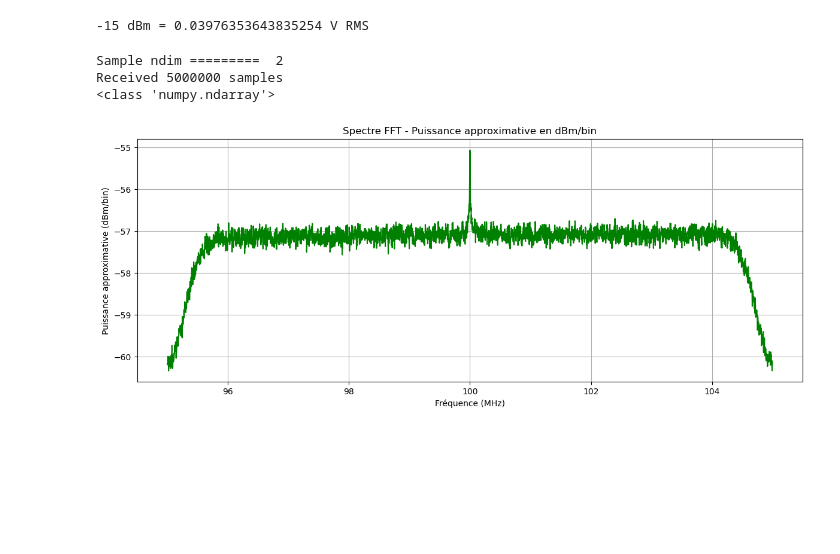
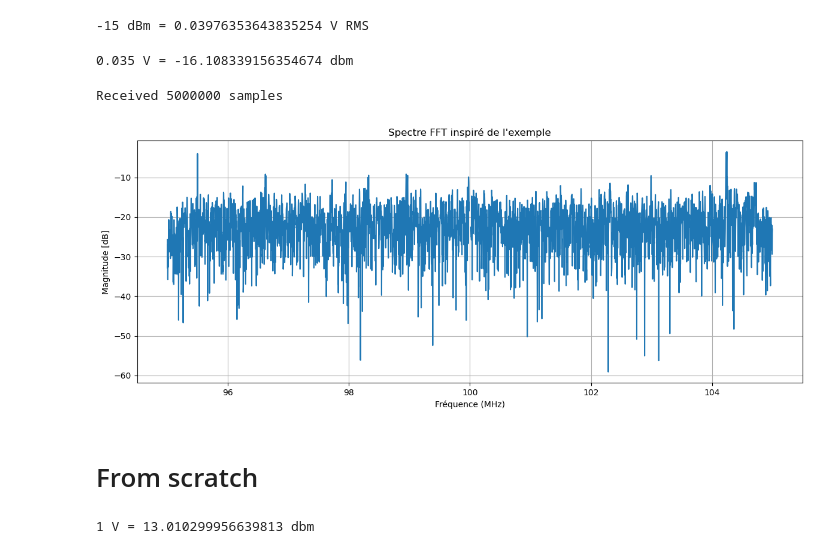
Before and after one commit to yousefBens/SDR_PRPD, a Jupyter notebook: Learn.ipynb, the cells around one changed output. Cells and saved outputs as stored; diff of their text form; code cells hidden in the pictures; blank space fills up the shorter version.

```diff
--- a/Learn.ipynb
+++ b/Learn.ipynb
@@ -584,26 +584,38 @@ v = np.sqrt(50 * 1e-3 * 10**(dbm / 10))
 print(f"{dbm} dBm = {v} V RMS")
 # %% [output]
 -15 dBm = 0.03976353643835254 V RMS
+# %%
+a = 35e-3
+R = 50
+P = (a*a)/R
+dbm = 10 * np.log10((P)/(1e-3))
+
+print(f"{a} V = {dbm} dbm")
+# %% [output]
+0.035 V = -16.108339156354674 dbm
 # %%
 import numpy as np
 import matplotlib.pyplot as plt
 import uhd
-from scipy.signal import butter, filtfilt, freqs, find_peaks
-import os
-
+from scipy.signal import get_window
 
 # =======================
 # CONFIGURATION
 # =======================
 FREQ = 100e6
-GAIN = 80
+GAIN = 50          # 80 est trop élevé pour B200, commence par 40-55
 CHANNEL0 = 0
-CHANNEL1 = 1
 RATE = 10e6
 NFFT = 4096
 DURATION = 0.5
 
+REMOVE_DC = True
 
+
+
+# =======================
+# ACQUISITION
+# =======================
 usrp = uhd.usrp.MultiUSRP()
 
 num_samps = int(DURATION * RATE)
@@ -616,15 +628,12 @@ samples_2dim = usrp.recv_num_samps(
     GAIN
 )
 
-print("Sample ndim ========= ", samples_2dim.ndim)
 if samples_2dim.ndim == 2:
     samples = samples_2dim[0]
-    # samples_p = samples_2dim[1]
+else:
+    samples = samples_2dim
 
 print(f"Received {len(samples)} samples")
-print(type(samples))
 # %% [output]
-Sample ndim =========  2
 Received 5000000 samples
-<class 'numpy.ndarray'>
 # %%
@@ -679,9 +687,25 @@ def plot_spectrum(freqs, psd_dbm, name="Freq_domain_plot"):
     plt.tight_layout()
     plt.show()
 # %%
-freqs, p_dbm = compute_spectrum_dbm_per_bin(samples, RATE, FREQ)
-alpha = len(freqs)-500
-alpha = 0
-plot_spectrum(freqs[alpha:], p_dbm[alpha:])
+freqs, mag_db = compute_spectrum_like_example(
+    samples,
+    RATE,
+    FREQ,
+    nfft=NFFT
+)
+
+plot_spectrum(freqs, mag_db)
 # %% [output]
-[figure, old version]
+[figure, new version]
+# %% [markdown]
+# From scratch
+# %%
+import numpy as np
+a = 1
+R = 50
+P = (a*a)/R
+dbm = 10 * np.log10((P)/(1e-3))
+
+print(f"{a} V = {dbm} dbm")
+# %% [output]
+1 V = 13.010299956639813 dbm
```
Also changed, not shown: parts of 4 cells of this notebook, 18 other files.
